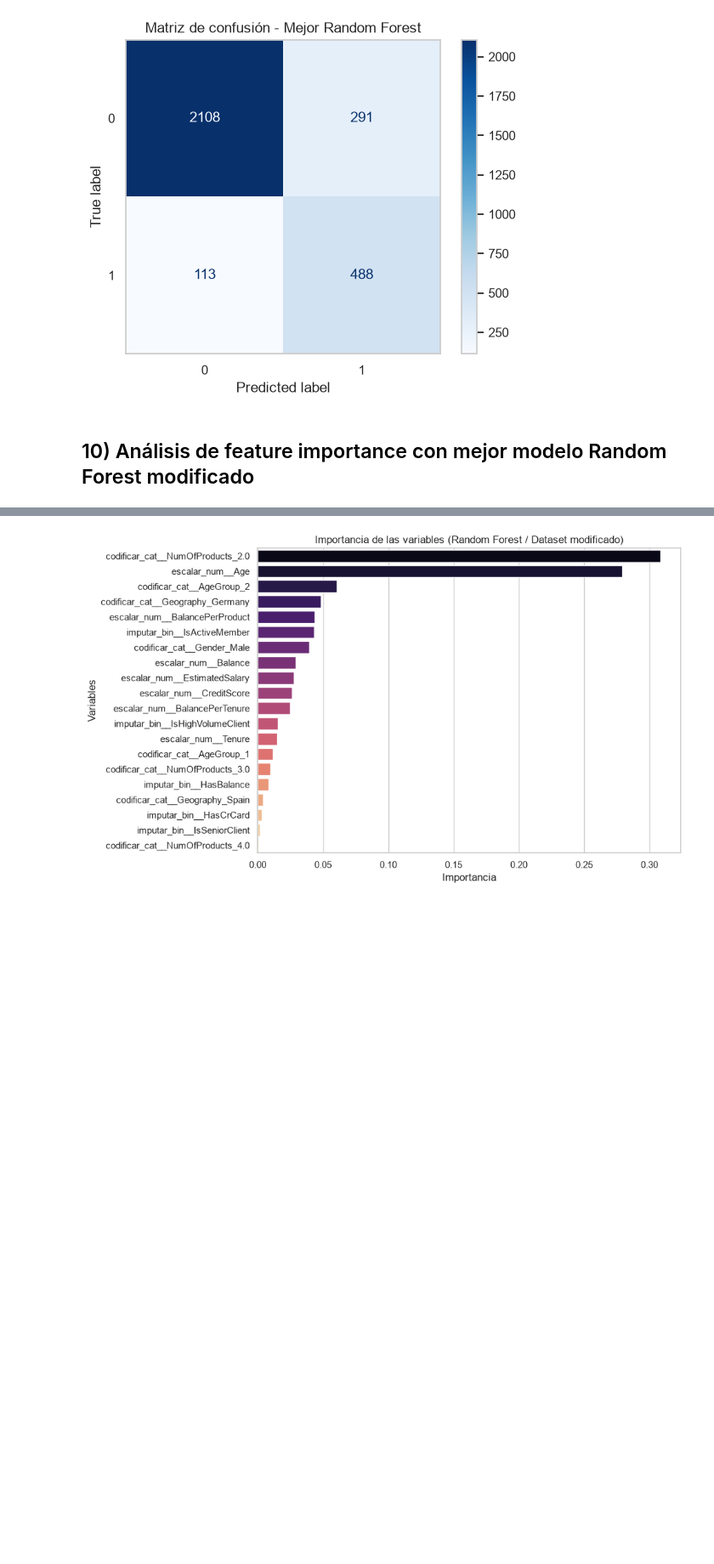
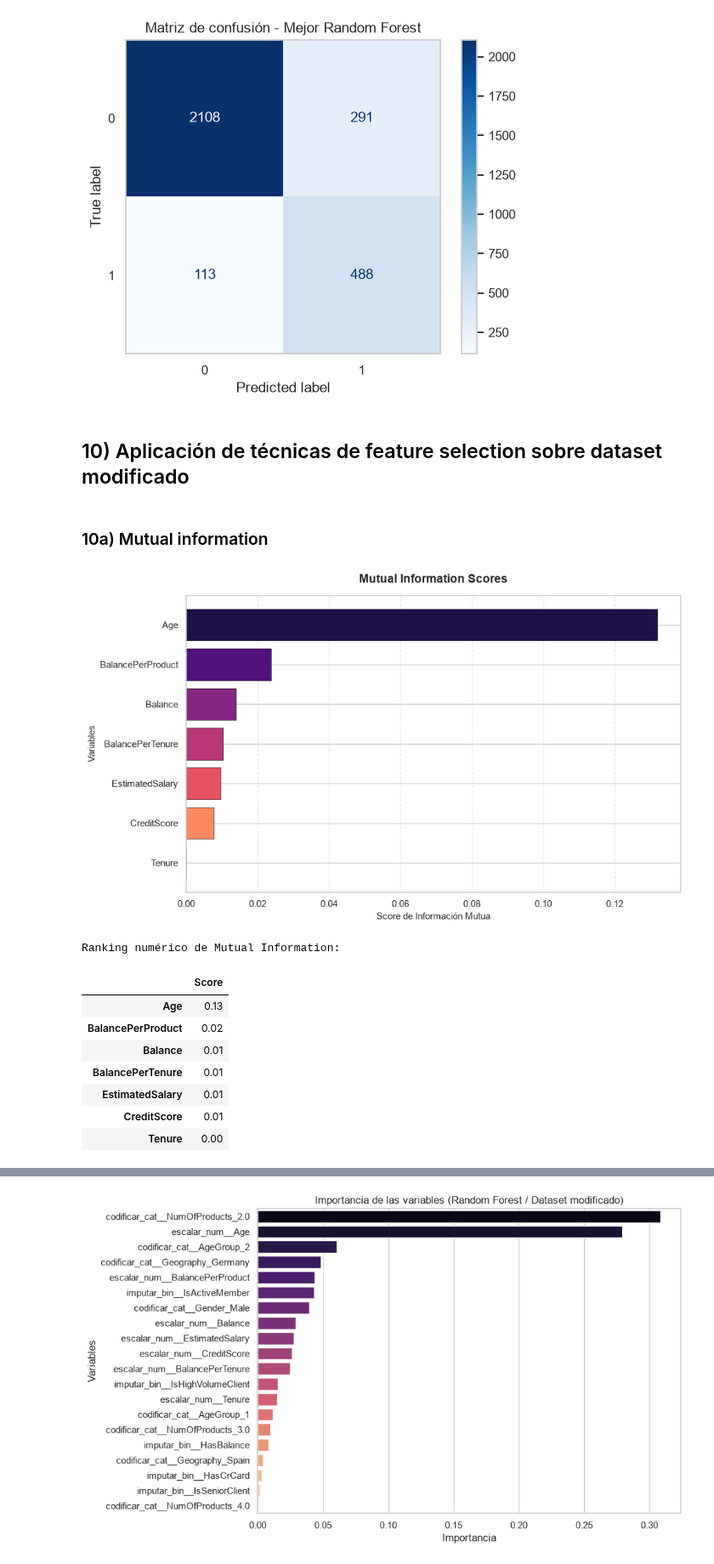
Before and after one commit to estebancardoso96/grupo_3, a Jupyter notebook: Principal_version_2_enrique.ipynb, the cells around one changed output, grey strips where cells are left out. Shown at 85% size. Drawn from its saved outputs; the diff is of its cells as text; code cells hidden in the pictures; blank space fills up the shorter version.

Commit message:
Modelo modificado con nuevas variables y generación de archivo de submission para Kaggle.

```diff
--- a/Principal_version_2_enrique.ipynb
+++ b/Principal_version_2_enrique.ipynb
@@ -855,5 +875,55 @@ plt.grid(False)
 plt.show()
 # %% [output]
 [figure]
-# %% [markdown]
-## 10) Análisis de feature importance con mejor modelo Random Forest modificado
+# %% [markdown]
+## 10) Aplicación de técnicas de feature selection sobre dataset modificado
+# %% [markdown]
+### 10a) Mutual information
+# %%
+# 26. APLICAR MUTUAL INFORMATION SOBRE DATASET MODIFICADO Y VISUALIZAR RESULTADOS
+
+# Modificamos el dataset X_train para incluir las nuevas variables creadas
+X_train_modif = crear_nuevas_variables(X_train)
+
+# Calculamos Mutual Information
+mi = mutual_info_classif(X_train_modif[num_features_modif], y_train, random_state=42)
+mi_scores = pd.Series(mi, index=num_features_modif).sort_values(ascending=False)
+
+# Configuramos la estética del gráfico
+plt.figure(figsize=(10, 6))
+
+# Visualización gráfico de mutual information
+plt.barh(
+    y=mi_scores.index,
+    width=mi_scores.values,
+    color=sns.color_palette('magma', len(mi_scores)),
+    edgecolor='black',
+    linewidth=0.5
+)
+
+# Invertimos eje Y para que la variable más importante esté arriba
+plt.gca().invert_yaxis()
+
+# Generamos títulos y etiquetas
+plt.title('Mutual Information Scores', fontsize=14, fontweight='bold', pad=15)
+plt.xlabel('Score de Información Mutua', fontsize=11)
+plt.ylabel('Variables', fontsize=11)
+plt.grid(axis='x', linestyle='--', alpha=0.5)
+
+plt.tight_layout()
+plt.show()
+
+# Mostramos la tabla exacta en pantalla
+print("Ranking numérico de Mutual Information:")
+display(mi_scores.to_frame(name='Score'))
+# %% [output]
+[figure, added]
+Ranking numérico de Mutual Information:
+|  | Score |
+| Age | 0.13 |
+| BalancePerProduct | 0.02 |
+| Balance | 0.01 |
+| BalancePerTenure | 0.01 |
+| EstimatedSalary | 0.01 |
+| CreditScore | 0.01 |
+| Tenure | 0.00 |
```
Also changed, not shown: parts of 17 cells of this notebook, 1 other file.
